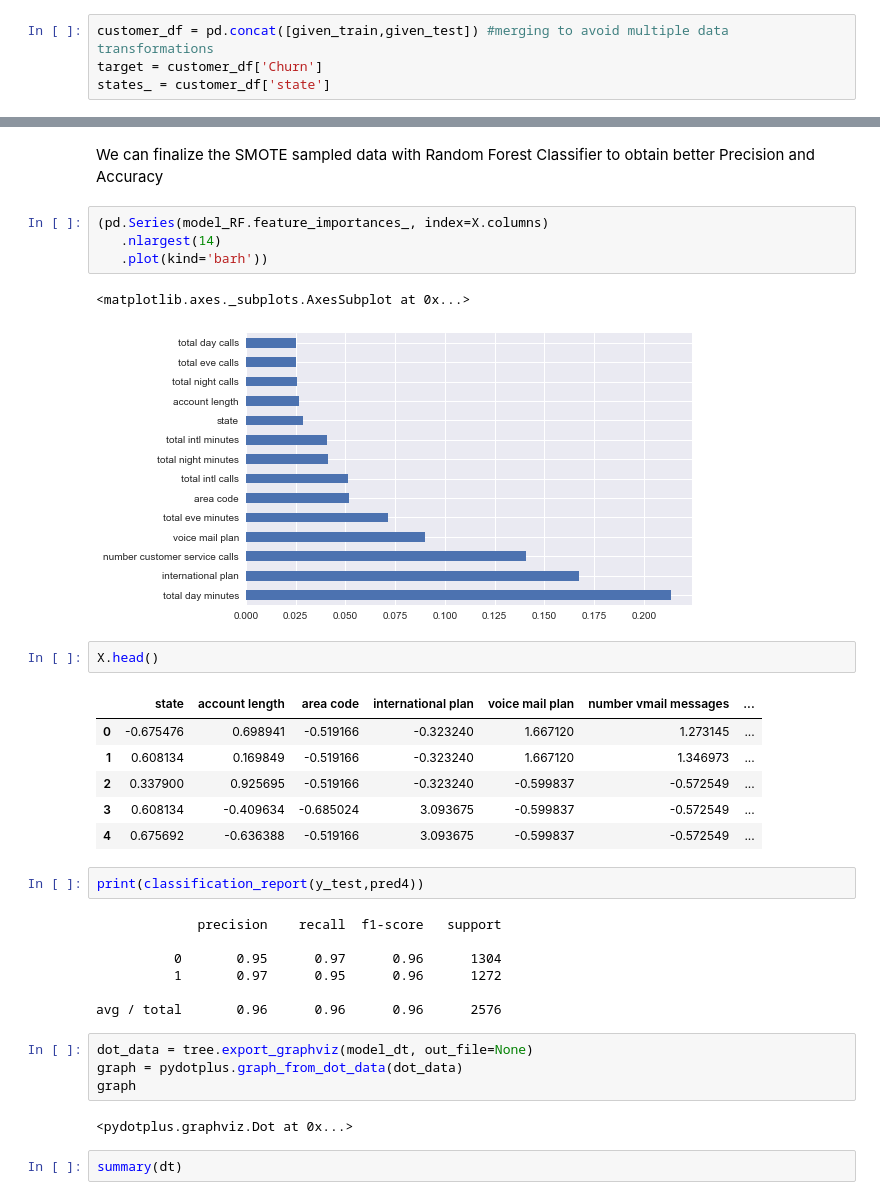
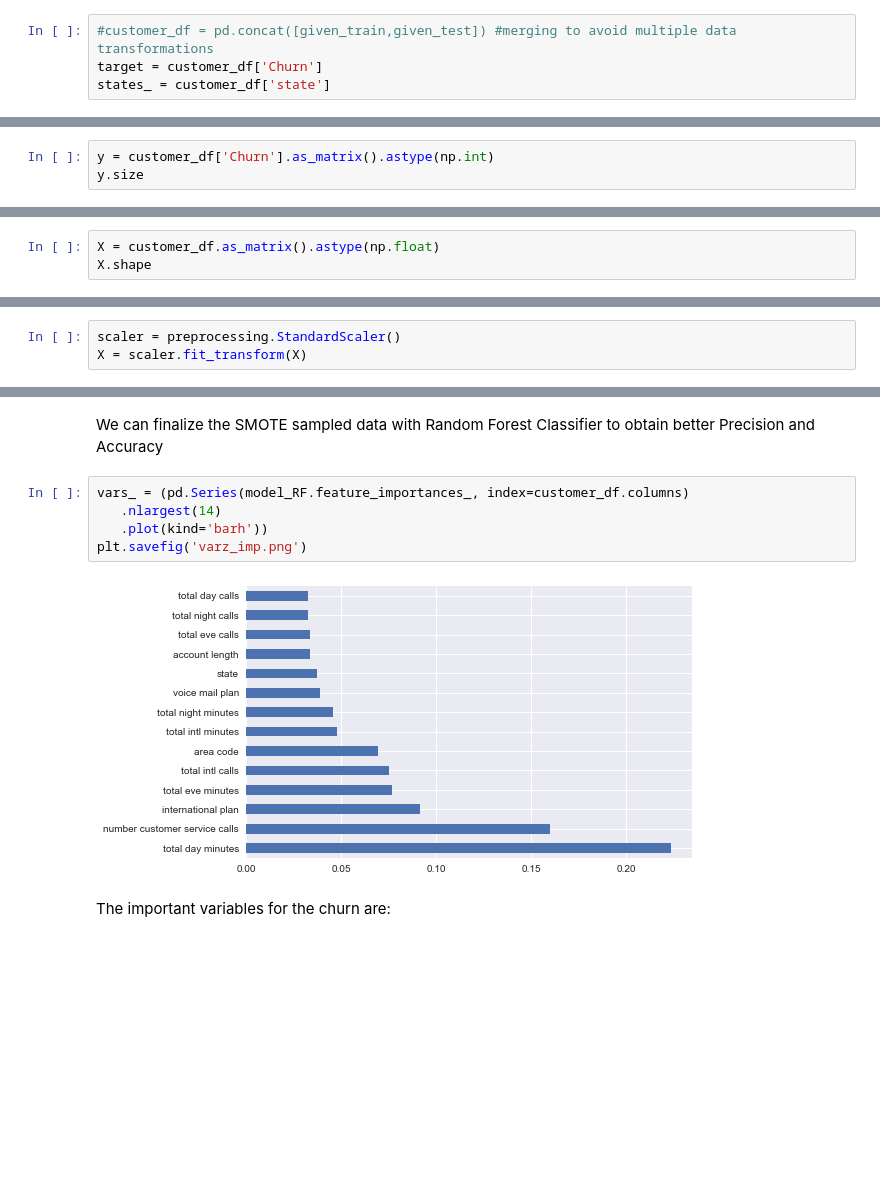
Before and after one commit to iamsmnt/Project_Churn, a Jupyter notebook: Project_Churn_Reduction_Python.ipynb, the cells around one changed output, grey strips where cells are left out. Saved outputs shown, nothing was run; the diff lists cells and outputs as text; blank space fills up the shorter version.

```diff
--- a/Project_Churn_Reduction_Python.ipynb
+++ b/Project_Churn_Reduction_Python.ipynb
@@ -35,5 +38,5 @@ given_test = pd.read_csv('churn_test_data.csv')
 # %%
-customer_df = pd.concat([given_train,given_test]) #merging to avoid multiple data transformations
+#customer_df = pd.concat([given_train,given_test]) #merging to avoid multiple data transformations
 target = customer_df['Churn']
 states_ = customer_df['state']
 # %%
@@ -190,0 +180,3 @@ X.head(3)
+# %%
+y = customer_df['Churn'].as_matrix().astype(np.int)
+y.size
@@ -190,0 +185,3 @@ X.head(3)
+# %%
+X = customer_df.as_matrix().astype(np.float)
+X.shape
@@ -191 +190,4 @@ X.head(3)
+# %%
+scaler = preprocessing.StandardScaler()
+X = scaler.fit_transform(X)
 # %%
@@ -319,35 +350,11 @@ avg / total       0.97      0.97      0.97      2576
 # %% [markdown]
 We can finalize the SMOTE sampled data with Random Forest Classifier to obtain better Precision and Accuracy
 # %%
-(pd.Series(model_RF.feature_importances_, index=X.columns)
+vars_ = (pd.Series(model_RF.feature_importances_, index=customer_df.columns)
    .nlargest(14)
    .plot(kind='barh'))
+plt.savefig('varz_imp.png')
 # %% [output]
-<matplotlib.axes._subplots.AxesSubplot at 0x...>
-[figure, old version]
+[figure, new version]
-# %%
-X.head()
-# %% [output]
-|  | state | account length | area code | international plan | voice mail plan | number vmail messages | ... |
-| 0 | -0.675476 | 0.698941 | -0.519166 | -0.323240 | 1.667120 | 1.273145 | ... |
-| 1 | 0.608134 | 0.169849 | -0.519166 | -0.323240 | 1.667120 | 1.346973 | ... |
-| 2 | 0.337900 | 0.925695 | -0.519166 | -0.323240 | -0.599837 | -0.572549 | ... |
-| 3 | 0.608134 | -0.409634 | -0.685024 | 3.093675 | -0.599837 | -0.572549 | ... |
-| 4 | 0.675692 | -0.636388 | -0.519166 | 3.093675 | -0.599837 | -0.572549 | ... |
-# %%
-print(classification_report(y_test,pred4))
-# %% [output]
-             precision    recall  f1-score   support
-
-          0       0.95      0.97      0.96      1304
-          1       0.97      0.95      0.96      1272
-
-avg / total       0.96      0.96      0.96      2576
-# %%
-dot_data = tree.export_graphviz(model_dt, out_file=None)
-graph = pydotplus.graph_from_dot_data(dot_data)
-graph
-# %% [output]
-<pydotplus.graphviz.Dot at 0x...>
-# %%
-summary(dt)
+# %% [markdown]
+The important variables for the churn are:
```
Also changed, not shown: parts of 20 cells of this notebook, 2 other files.
